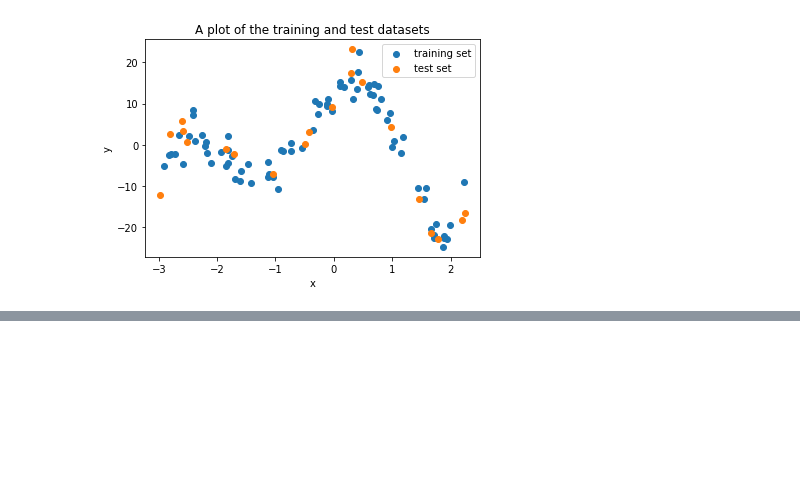
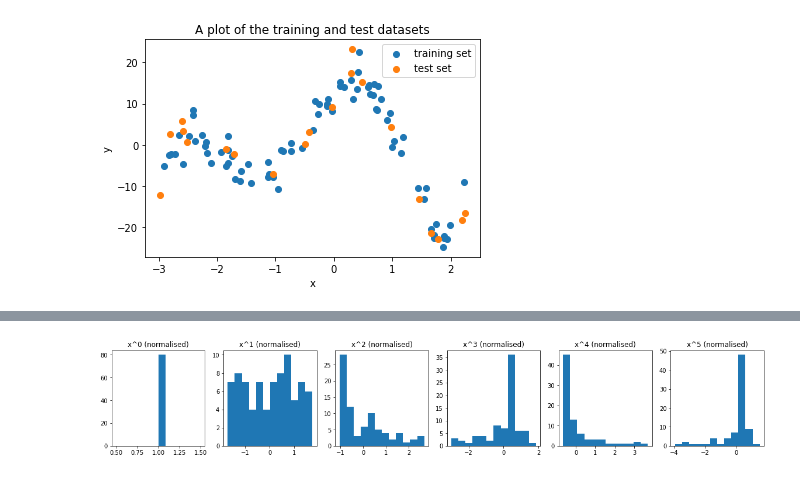
Before and after one commit to shaisid01/Linear-Regression-Gradient-Decent, a Jupyter notebook: Notebook/LRGradientDecent.ipynb, the cells around one changed output, grey strips where cells are left out. Drawn from its saved outputs; the diff is of its cells as text; code cells hidden in the pictures; blank space fills up the shorter version.

```diff
--- a/Notebook/LRGradientDecent.ipynb
+++ b/Notebook/LRGradientDecent.ipynb
@@ -68,0 +143,29 @@ plt.show()
+# %%
+# Normalize feature
+class FeatureNormaliser:
+    """
+    A simple class for performing feature noramlisation using
+    the Z-standardisation method.
+    """
+    def fit(self, X):
+        self.feature_means = np.mean(X, axis=0)
+        self.feature_stds = np.std(X, axis=0)
+
+    def transform(self, X):
+        # Subtract the mean from each data point in the vector, and divide by the
+        # standard deviation
+        return (X.copy() - self.feature_means) / self.feature_stds
+
+feature_normaliser = FeatureNormaliser()
+feature_normaliser.fit(X_train[:,1:]) # NB! Don't normalise the 1st column
+X_train[:,1:] = feature_normaliser.transform(X_train[:,1:])
+
+fig, ax = plt.subplots(nrows=1, ncols=X_train.shape[1], figsize=(20,3))
+
+for i in range(X_train.shape[1]):
+    ax[i].hist(X_train[:,i], bins=12)
+    ax[i].set_title(f"x^{i} (normalised)")
+
+plt.show()
+# %% [output]
+[figure, added]
```
Also changed, not shown: parts of 33 cells of this notebook.
